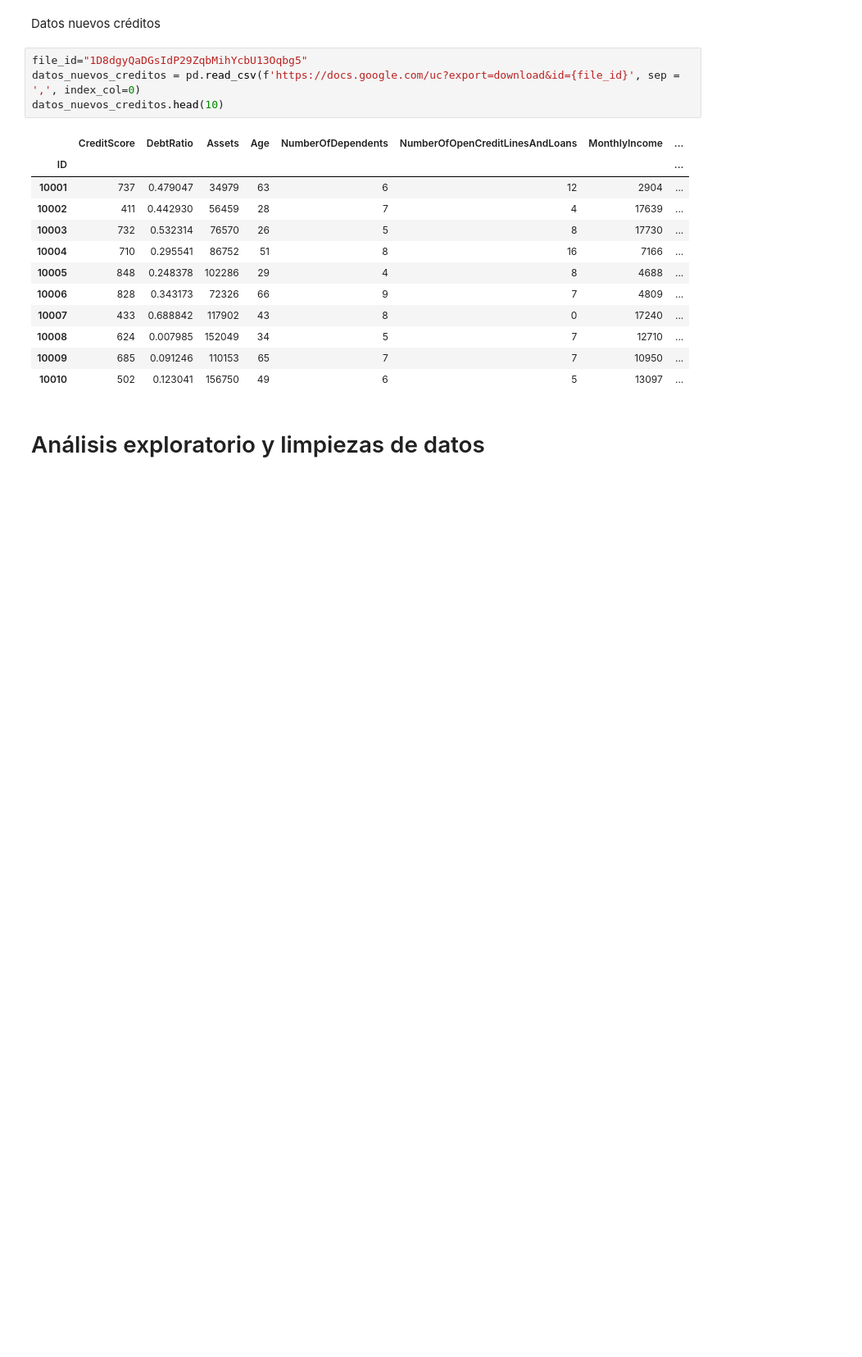
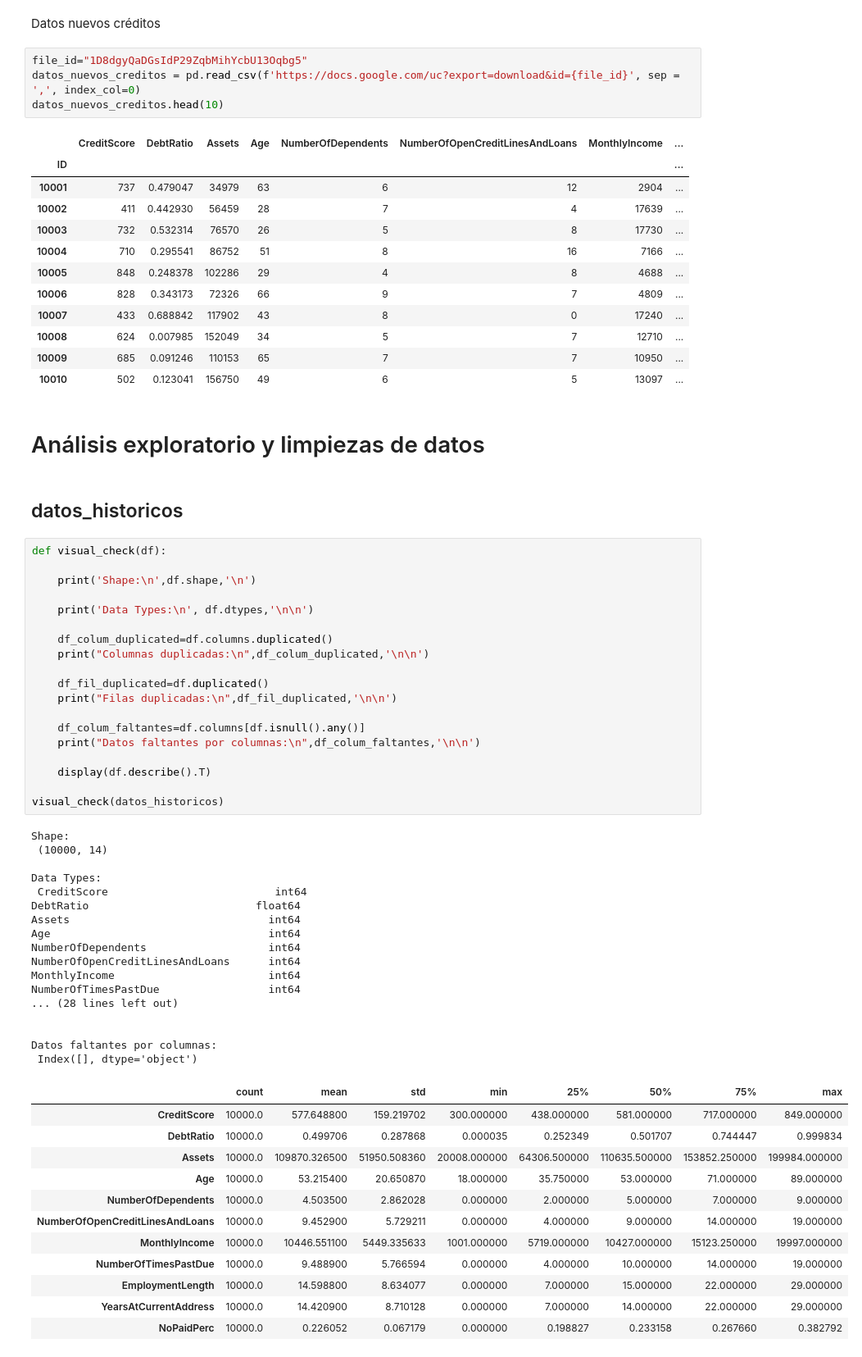
Before and after one commit to jruedaa/Finanzas, a Jupyter notebook: a_preprocesamiento.ipynb, the cells around one changed output. Shown at 82% size. Cells and saved outputs as stored; diff of their text form; blank space fills up the shorter version.

```diff
--- a/a_preprocesamiento.ipynb
+++ b/a_preprocesamiento.ipynb
@@ -76,3 +85,54 @@ datos_nuevos_creditos.head(10)
 | 10010 | 502 | 0.123041 | 156750 | 49 | 6 | 5 | 13097 | ... |
 # %% [markdown]
 # Análisis exploratorio y limpiezas de datos
+# %% [markdown]
+## datos_historicos
+# %%
+def visual_check(df):
+
+    print('Shape:\n',df.shape,'\n')
+
+    print('Data Types:\n', df.dtypes,'\n\n')
+
+    df_colum_duplicated=df.columns.duplicated()
+    print("Columnas duplicadas:\n",df_colum_duplicated,'\n\n')
+
+    df_fil_duplicated=df.duplicated()
+    print("Filas duplicadas:\n",df_fil_duplicated,'\n\n')
+
+    df_colum_faltantes=df.columns[df.isnull().any()]
+    print("Datos faltantes por columnas:\n",df_colum_faltantes,'\n\n')
+
+    display(df.describe().T)
+
+visual_check(datos_historicos)
+# %% [output]
+Shape:
+ (10000, 14)
+
+Data Types:
+ CreditScore                          int64
+DebtRatio                          float64
+Assets                               int64
+Age                                  int64
+NumberOfDependents                   int64
+NumberOfOpenCreditLinesAndLoans      int64
+MonthlyIncome                        int64
+NumberOfTimesPastDue                 int64
+... (28 lines left out)
+
+
+Datos faltantes por columnas:
+ Index([], dtype='object')
+|  | count | mean | std | min | 25% | 50% | 75% | max |
+| CreditScore | 10000.0 | 577.648800 | 159.219702 | 300.000000 | 438.000000 | 581.000000 | 717.000000 | 849.000000 |
+| DebtRatio | 10000.0 | 0.499706 | 0.287868 | 0.000035 | 0.252349 | 0.501707 | 0.744447 | 0.999834 |
+| Assets | 10000.0 | 109870.326500 | 51950.508360 | 20008.000000 | 64306.500000 | 110635.500000 | 153852.250000 | 199984.000000 |
+| Age | 10000.0 | 53.215400 | 20.650870 | 18.000000 | 35.750000 | 53.000000 | 71.000000 | 89.000000 |
+| NumberOfDependents | 10000.0 | 4.503500 | 2.862028 | 0.000000 | 2.000000 | 5.000000 | 7.000000 | 9.000000 |
+| NumberOfOpenCreditLinesAndLoans | 10000.0 | 9.452900 | 5.729211 | 0.000000 | 4.000000 | 9.000000 | 14.000000 | 19.000000 |
+| MonthlyIncome | 10000.0 | 10446.551100 | 5449.335633 | 1001.000000 | 5719.000000 | 10427.000000 | 15123.250000 | 19997.000000 |
+| NumberOfTimesPastDue | 10000.0 | 9.488900 | 5.766594 | 0.000000 | 4.000000 | 10.000000 | 14.000000 | 19.000000 |
+| EmploymentLength | 10000.0 | 14.598800 | 8.634077 | 0.000000 | 7.000000 | 15.000000 | 22.000000 | 29.000000 |
+| YearsAtCurrentAddress | 10000.0 | 14.420900 | 8.710128 | 0.000000 | 7.000000 | 14.000000 | 22.000000 | 29.000000 |
+| NoPaidPerc | 10000.0 | 0.226052 | 0.067179 | 0.000000 | 0.198827 | 0.233158 | 0.267660 | 0.382792 |
```
Also changed, not shown: parts of 19 cells of this notebook.
